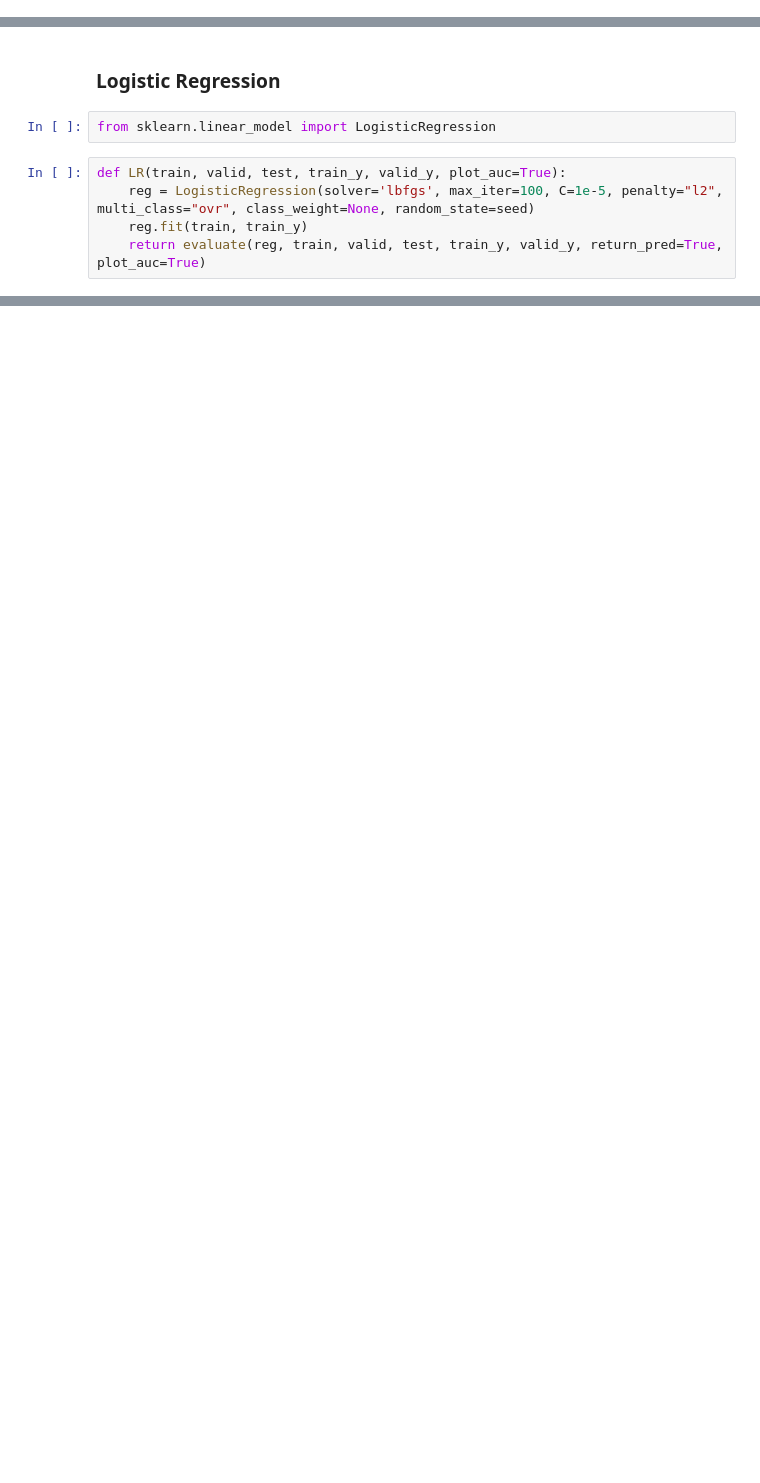
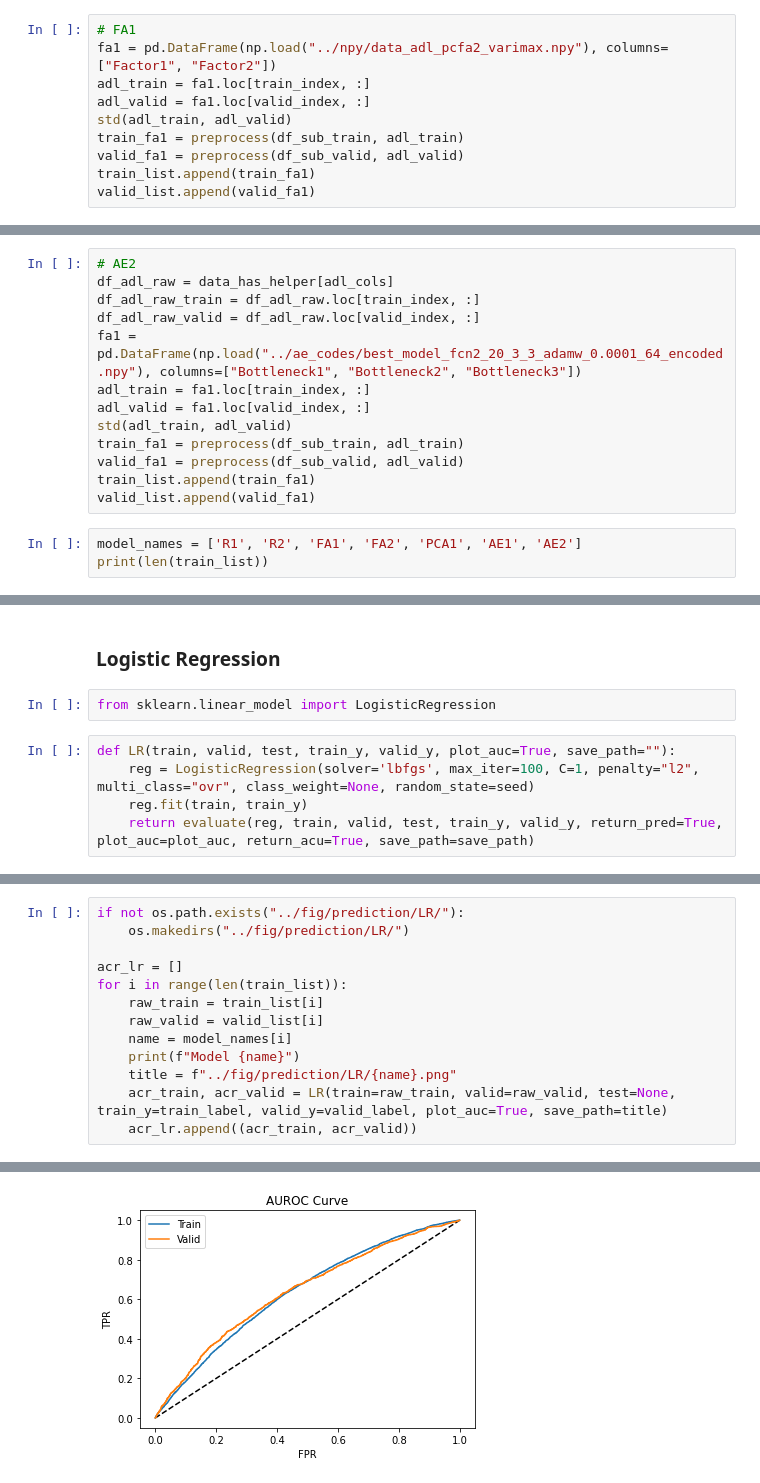
Before and after one commit to lihanwen1017769643/stat4799, a Jupyter notebook: py/7_depression_prediction.ipynb, the cells around one changed output, grey strips where cells are left out. Saved outputs shown, nothing was run; the diff lists cells and outputs as text; blank space fills up the shorter version.

Commit message:
update pred

```diff
--- a/py/7_depression_prediction.ipynb
+++ b/py/7_depression_prediction.ipynb
@@ -144,0 +219,10 @@ data_no_helper.rename(columns=modify_column_names, inplace=True)
+# %%
+# FA1
+fa1 = pd.DataFrame(np.load("../npy/data_adl_pcfa2_varimax.npy"), columns=["Factor1", "Factor2"])
+adl_train = fa1.loc[train_index, :]
+adl_valid = fa1.loc[valid_index, :]
+std(adl_train, adl_valid)
+train_fa1 = preprocess(df_sub_train, adl_train)
+valid_fa1 = preprocess(df_sub_valid, adl_valid)
+train_list.append(train_fa1)
+valid_list.append(valid_fa1)
@@ -144,0 +268,16 @@ data_no_helper.rename(columns=modify_column_names, inplace=True)
+# %%
+# AE2
+df_adl_raw = data_has_helper[adl_cols]
+df_adl_raw_train = df_adl_raw.loc[train_index, :]
+df_adl_raw_valid = df_adl_raw.loc[valid_index, :]
+fa1 = pd.DataFrame(np.load("../ae_codes/best_model_fcn2_20_3_3_adamw_0.0001_64_encoded.npy"), columns=["Bottleneck1", "Bottleneck2", "Bottleneck3"])
+adl_train = fa1.loc[train_index, :]
+adl_valid = fa1.loc[valid_index, :]
+std(adl_train, adl_valid)
+train_fa1 = preprocess(df_sub_train, adl_train)
+valid_fa1 = preprocess(df_sub_valid, adl_valid)
+train_list.append(train_fa1)
+valid_list.append(valid_fa1)
+# %%
+model_names = ['R1', 'R2', 'FA1', 'FA2', 'PCA1', 'AE1', 'AE2']
+print(len(train_list))
@@ -147,7 +291,7 @@ data_no_helper.rename(columns=modify_column_names, inplace=True)
 # %%
 from sklearn.linear_model import LogisticRegression
 # %%
-def LR(train, valid, test, train_y, valid_y, plot_auc=True):
-    reg = LogisticRegression(solver='lbfgs', max_iter=100, C=1e-5, penalty="l2", multi_class="ovr", class_weight=None, random_state=seed)
+def LR(train, valid, test, train_y, valid_y, plot_auc=True, save_path=""):
+    reg = LogisticRegression(solver='lbfgs', max_iter=100, C=1, penalty="l2", multi_class="ovr", class_weight=None, random_state=seed)
     reg.fit(train, train_y)
-    return evaluate(reg, train, valid, test, train_y, valid_y, return_pred=True, plot_auc=True)
+    return evaluate(reg, train, valid, test, train_y, valid_y, return_pred=True, plot_auc=plot_auc, return_acu=True, save_path=save_path)
@@ -156,0 +298,14 @@ print()
+# %%
+if not os.path.exists("../fig/prediction/LR/"):
+    os.makedirs("../fig/prediction/LR/")
+
+acr_lr = []
+for i in range(len(train_list)):
+    raw_train = train_list[i]
+    raw_valid = valid_list[i]
+    name = model_names[i]
+    print(f"Model {name}")
+    title = f"../fig/prediction/LR/{name}.png"
+    acr_train, acr_valid = LR(train=raw_train, valid=raw_valid, test=None, train_y=train_label, valid_y=valid_label, plot_auc=True, save_path=title)
+    acr_lr.append((acr_train, acr_valid))
+# %% [output]
@@ -156,0 +316 @@ print()
+[figure, added]
```
Also changed, not shown: parts of 39 cells of this notebook, 38 other files.
